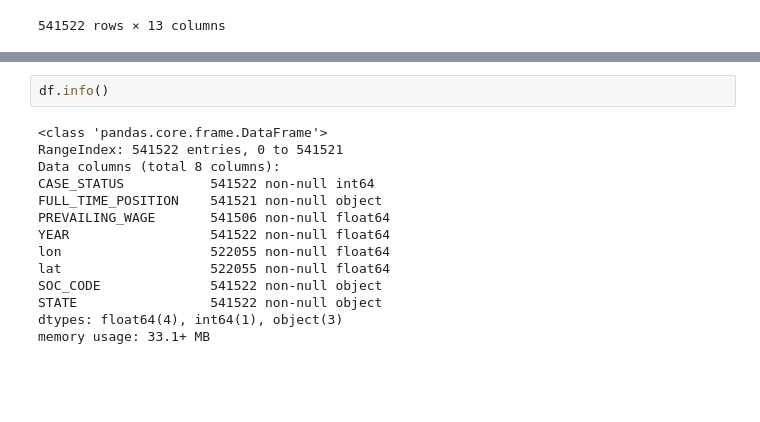
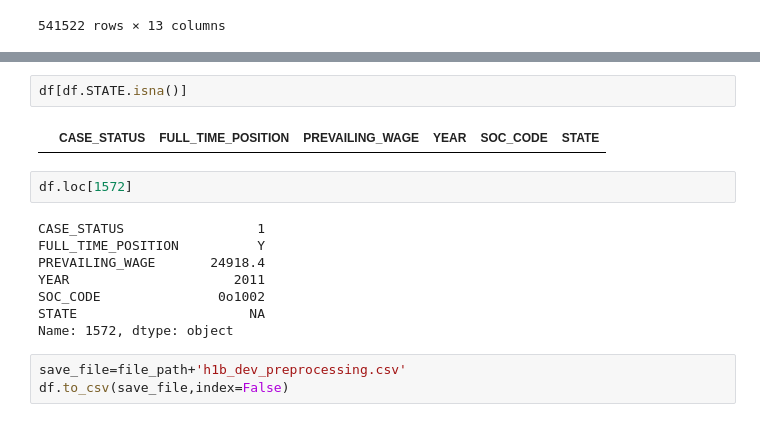
Before and after one commit to Ryulth/H1B_Visa_prediction_kaggle, a Jupyter notebook: data_preprocessing.ipynb, the cells around one changed output, grey strips where cells are left out. Drawn from its saved outputs; the diff is of its cells as text; blank space fills up the shorter version.

```diff
--- a/data_proprecessing.ipynb
+++ b/data_preprocessing.ipynb
@@ -84,16 +83,17 @@ df
-# %%
-df.info()
-# %% [output]
-<class 'pandas.core.frame.DataFrame'>
-RangeIndex: 541522 entries, 0 to 541521
-Data columns (total 8 columns):
-CASE_STATUS           541522 non-null int64
-FULL_TIME_POSITION    541521 non-null object
-PREVAILING_WAGE       541506 non-null float64
-YEAR                  541522 non-null float64
-lon                   522055 non-null float64
-lat                   522055 non-null float64
-SOC_CODE              541522 non-null object
-STATE                 541522 non-null object
-dtypes: float64(4), int64(1), object(3)
-memory usage: 33.1+ MB
+# %%
+df[df.STATE.isna()]
+# %% [output]
+|  | CASE_STATUS | FULL_TIME_POSITION | PREVAILING_WAGE | YEAR | SOC_CODE | STATE |
+# %%
+df.loc[1572]
+# %% [output]
+CASE_STATUS                 1
+FULL_TIME_POSITION          Y
+PREVAILING_WAGE       24918.4
+YEAR                     2011
+SOC_CODE               0o1002
+STATE                      NA
+Name: 1572, dtype: object
+# %%
+save_file=file_path+'h1b_dev_preprocessing.csv'
+df.to_csv(save_file,index=False)
```
Also changed, not shown: parts of 5 cells of this notebook, 2 other files.
